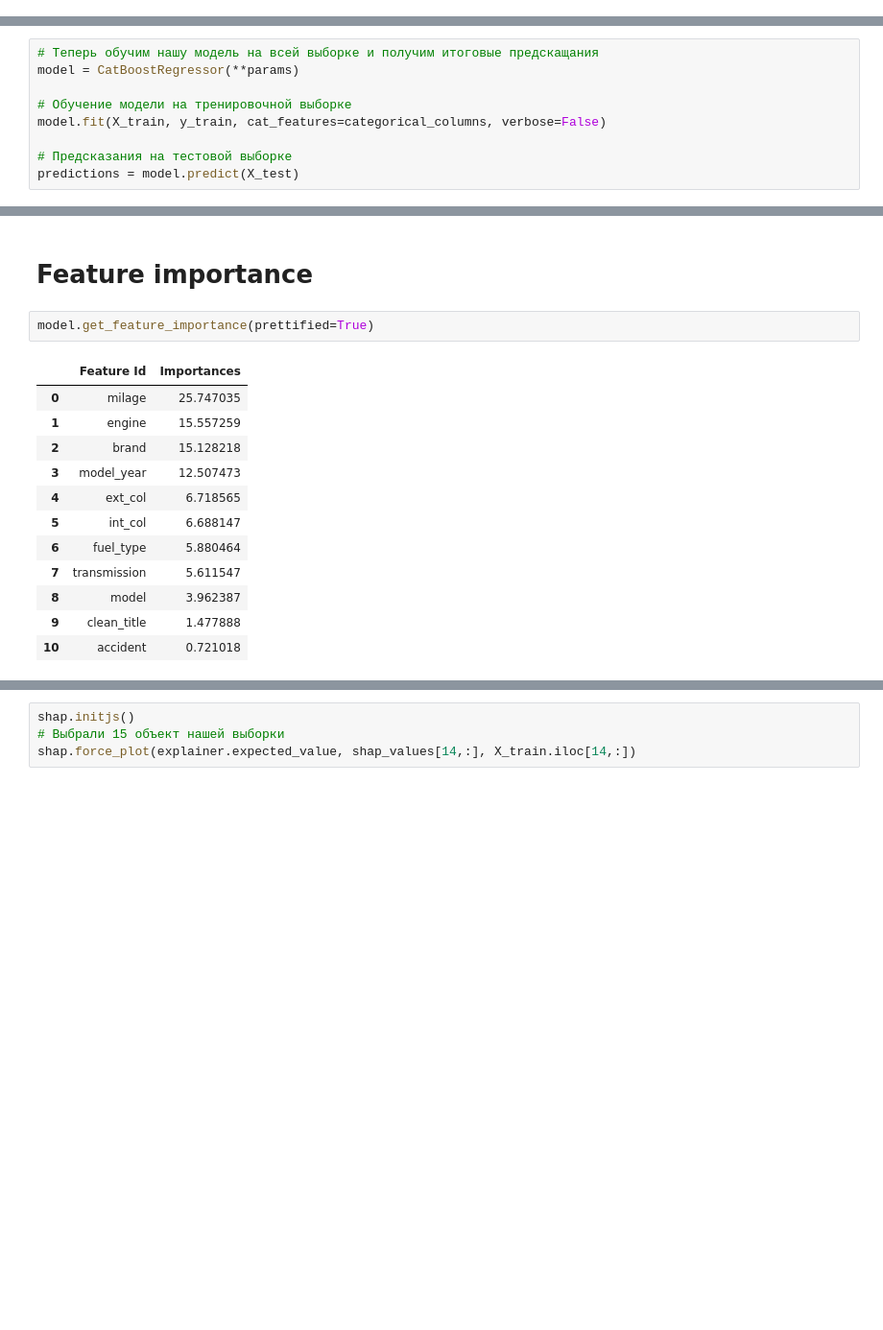
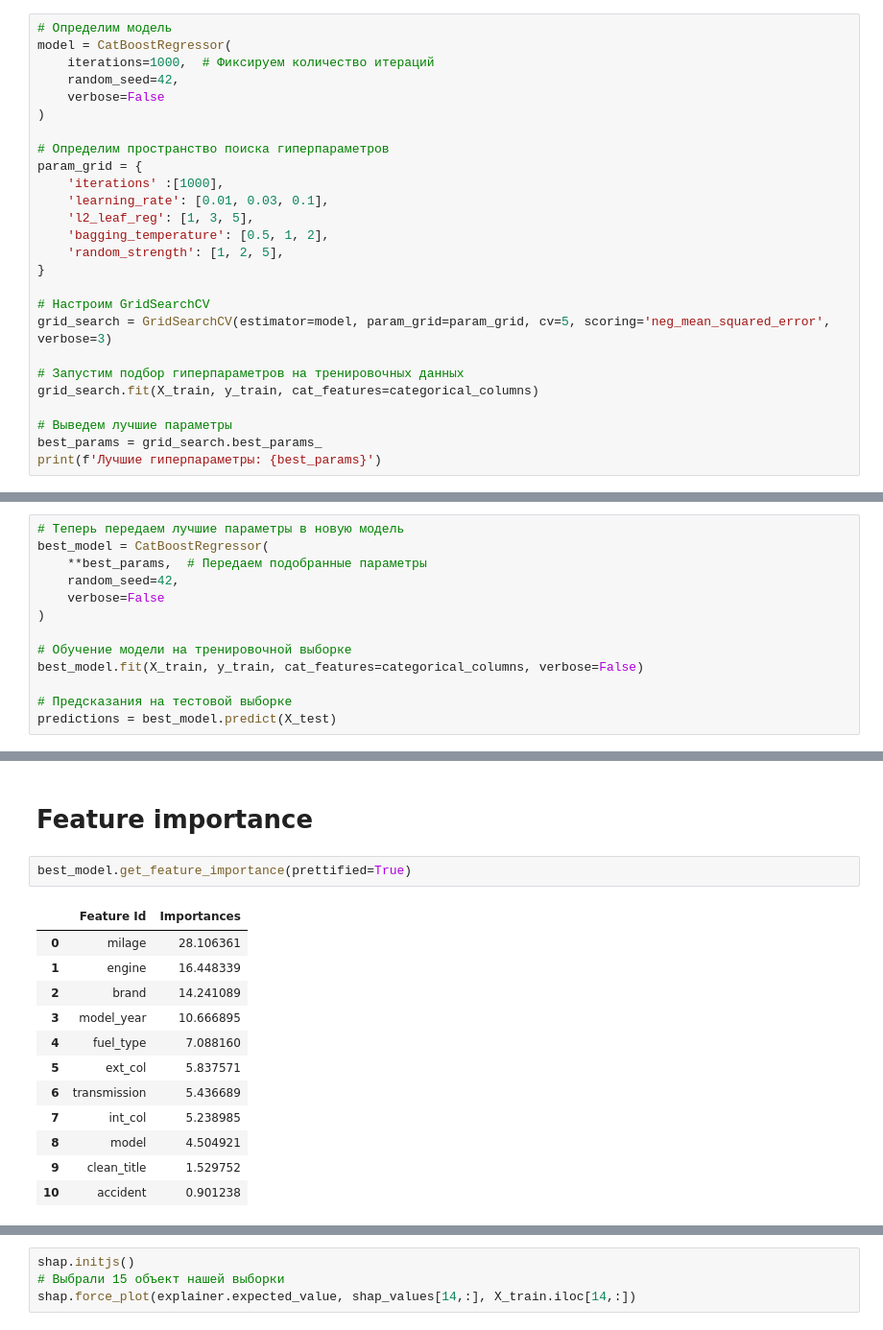
Before and after one commit to White4ndBlack/Regression-of-Used-Car-Prices, a Jupyter notebook: code.ipynb, the cells around one changed output, grey strips where cells are left out. Shown at 96% size. Cells and saved outputs as stored; diff of their text form; blank space fills up the shorter version.

```diff
--- a/code.ipynb
+++ b/code.ipynb
@@ -760,0 +733,26 @@ bestIteration = 999
+# %%
+# Определим модель
+model = CatBoostRegressor(
+    iterations=1000,  # Фиксируем количество итераций
+    random_seed=42,
+    verbose=False
+)
+
+# Определим пространство поиска гиперпараметров
+param_grid = {
+    'iterations' :[1000],
+    'learning_rate': [0.01, 0.03, 0.1],
+    'l2_leaf_reg': [1, 3, 5],
+    'bagging_temperature': [0.5, 1, 2],
+    'random_strength': [1, 2, 5],
+}
+
+# Настроим GridSearchCV
+grid_search = GridSearchCV(estimator=model, param_grid=param_grid, cv=5, scoring='neg_mean_squared_error', verbose=3)
+
+# Запустим подбор гиперпараметров на тренировочных данных
+grid_search.fit(X_train, y_train, cat_features=categorical_columns)
+
+# Выведем лучшие параметры
+best_params = grid_search.best_params_
+print(f'Лучшие гиперпараметры: {best_params}')
@@ -761,12 +777,16 @@ bestIteration = 999
 # %%
-# Теперь обучим нашу модель на всей выборке и получим итоговые предскащания
-model = CatBoostRegressor(**params)
+# Теперь передаем лучшие параметры в новую модель
+best_model = CatBoostRegressor(
+    **best_params,  # Передаем подобранные параметры
+    random_seed=42,
+    verbose=False
+)
 
 # Обучение модели на тренировочной выборке
-model.fit(X_train, y_train, cat_features=categorical_columns, verbose=False)
+best_model.fit(X_train, y_train, cat_features=categorical_columns, verbose=False)
 
 # Предсказания на тестовой выборке
-predictions = model.predict(X_test)
+predictions = best_model.predict(X_test)
 # %%
 # Вычисление RMSE
 rmse = mean_squared_error(y_test, predictions, squared=False)
@@ -778,18 +798,18 @@ RMSE: 68084.74781603321
 # %% [markdown]
 # Feature importance
 # %%
-model.get_feature_importance(prettified=True)
+best_model.get_feature_importance(prettified=True)
 # %% [output]
 |  | Feature Id | Importances |
-| 0 | milage | 25.747035 |
-| 1 | engine | 15.557259 |
-| 2 | brand | 15.128218 |
-| 3 | model_year | 12.507473 |
-| 4 | ext_col | 6.718565 |
-| 5 | int_col | 6.688147 |
-| 6 | fuel_type | 5.880464 |
-| 7 | transmission | 5.611547 |
-| 8 | model | 3.962387 |
-| 9 | clean_title | 1.477888 |
-| 10 | accident | 0.721018 |
+| 0 | milage | 28.106361 |
+| 1 | engine | 16.448339 |
+| 2 | brand | 14.241089 |
+| 3 | model_year | 10.666895 |
+| 4 | fuel_type | 7.088160 |
+| 5 | ext_col | 5.837571 |
+| 6 | transmission | 5.436689 |
+| 7 | int_col | 5.238985 |
+| 8 | model | 4.504921 |
+| 9 | clean_title | 1.529752 |
+| 10 | accident | 0.901238 |
 # %%
```
Also changed, not shown: parts of 7 cells of this notebook, 4 other files.
